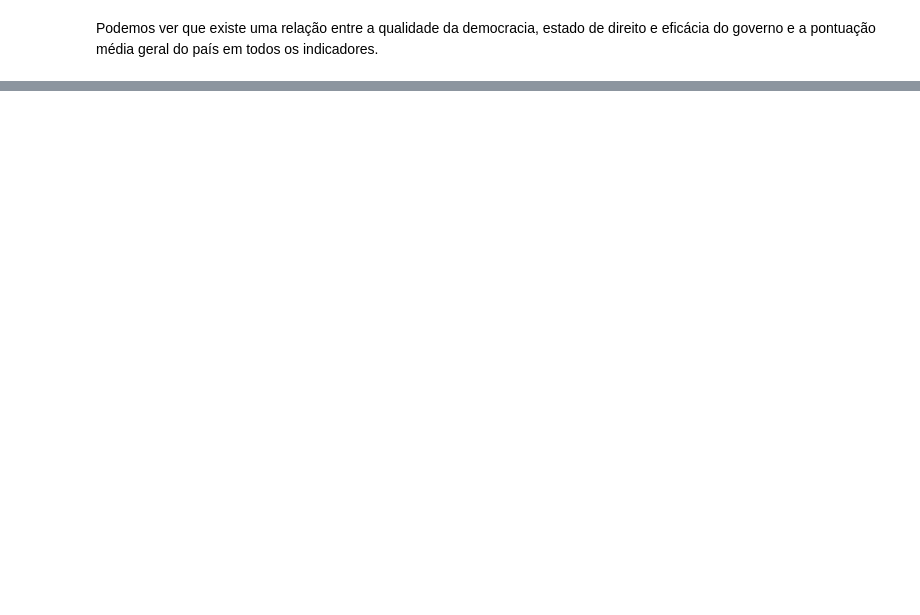
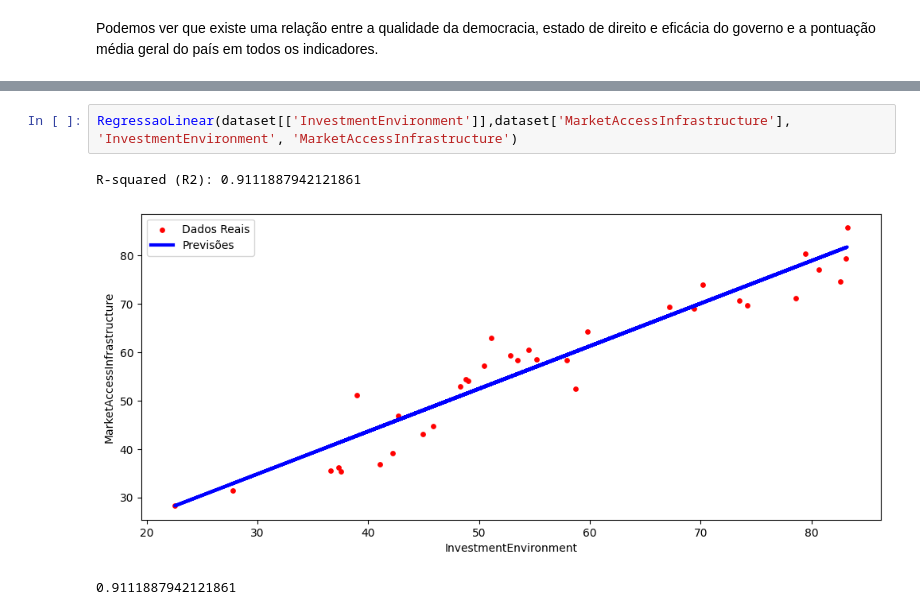
Before and after one commit to lucasbenevinuto/Linear-Regression, a Jupyter notebook: Country.ipynb, the cells around one changed output, grey strips where cells are left out. Cells and saved outputs as stored; diff of their text form; blank space fills up the shorter version.

```diff
--- a/Country.ipynb
+++ b/Country.ipynb
@@ -92,0 +131,6 @@ RegressaoLinear(dataset[['EconomicQuality']],dataset['Education'])
+# %%
+RegressaoLinear(dataset[['InvestmentEnvironment']],dataset['MarketAccessInfrastructure'], 'InvestmentEnvironment', 'MarketAccessInfrastructure')
+# %% [output]
+R-squared (R2): 0.9111887942121861
+[figure, added]
+0.9111887942121861
```
Also changed, not shown: parts of 9 cells of this notebook.
